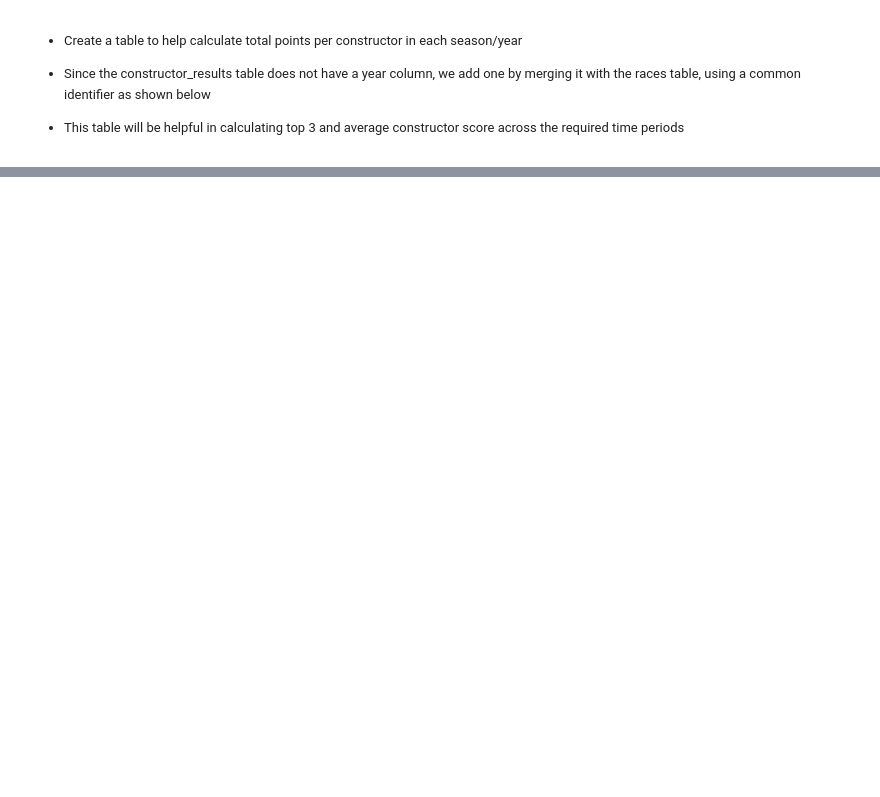
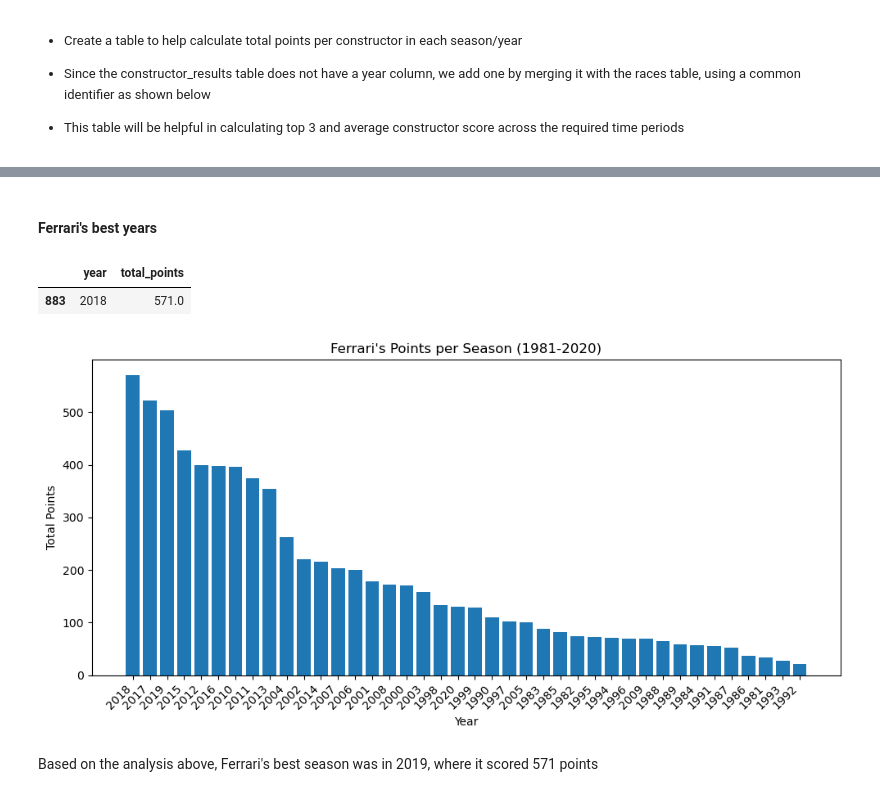
Before and after one commit to tanyajagdishemory/datasci530fall2025, a Jupyter notebook: Lecture 03/Assignment2.ipynb, the cells around one changed output, grey strips where cells are left out. Saved outputs shown, nothing was run; the diff lists cells and outputs as text; code cells hidden in the pictures; blank space fills up the shorter version.

```diff
--- a/Lecture 03/Assignment2.ipynb
+++ b/Lecture 03/Assignment2.ipynb
@@ -219,0 +302,25 @@ Analysis comments
+# %% [markdown]
+#### <span> Ferrari's best years <span>
+# %%
+#creating a table of ferrari's total season points between 1981 and 2020
+fer_years = (season_totals.query('constructorId == @ferrari_id and 1981 <= year <= 2020')
+                           .loc[:, ['year','total_points']]
+                           .sort_values(by='total_points', ascending=False))
+
+display(fer_years.head(1))
+
+#creating a bar chart to visualize ferrari's total points per season between 1981 and 2020
+plt.figure(figsize=(10,5))
+plt.bar(fer_years["year"].astype(str), fer_years["total_points"])
+plt.title("Ferrari's Points per Season (1981-2020)")
+plt.xlabel("Year")
+plt.ylabel("Total Points")
+plt.xticks(rotation=45, ha="right")
+plt.tight_layout()
+plt.show()
+# %% [output]
+|  | year | total_points |
+| 883 | 2018 | 571.0 |
+[figure, added]
+# %% [markdown]
+Based on the analysis above, Ferrari's best season was in 2019, where it scored 571 points
```
Also changed, not shown: parts of 34 cells of this notebook, 1 other file.
